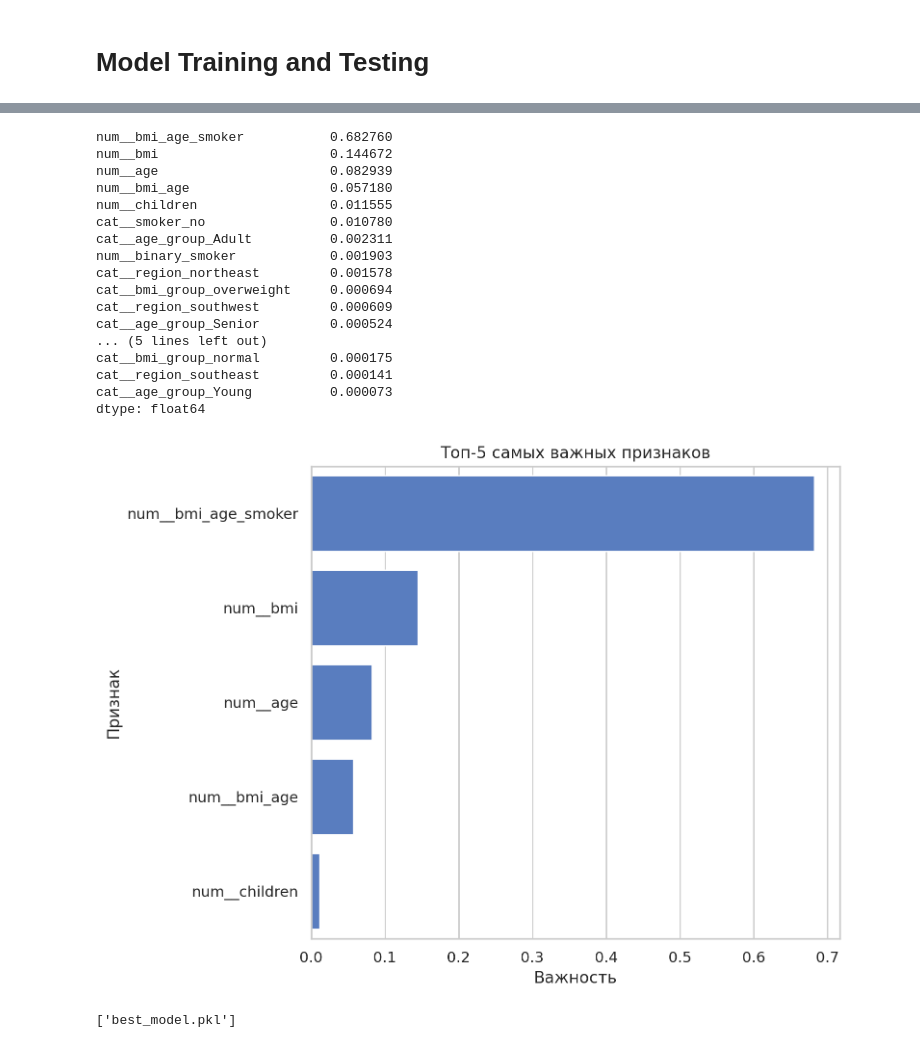
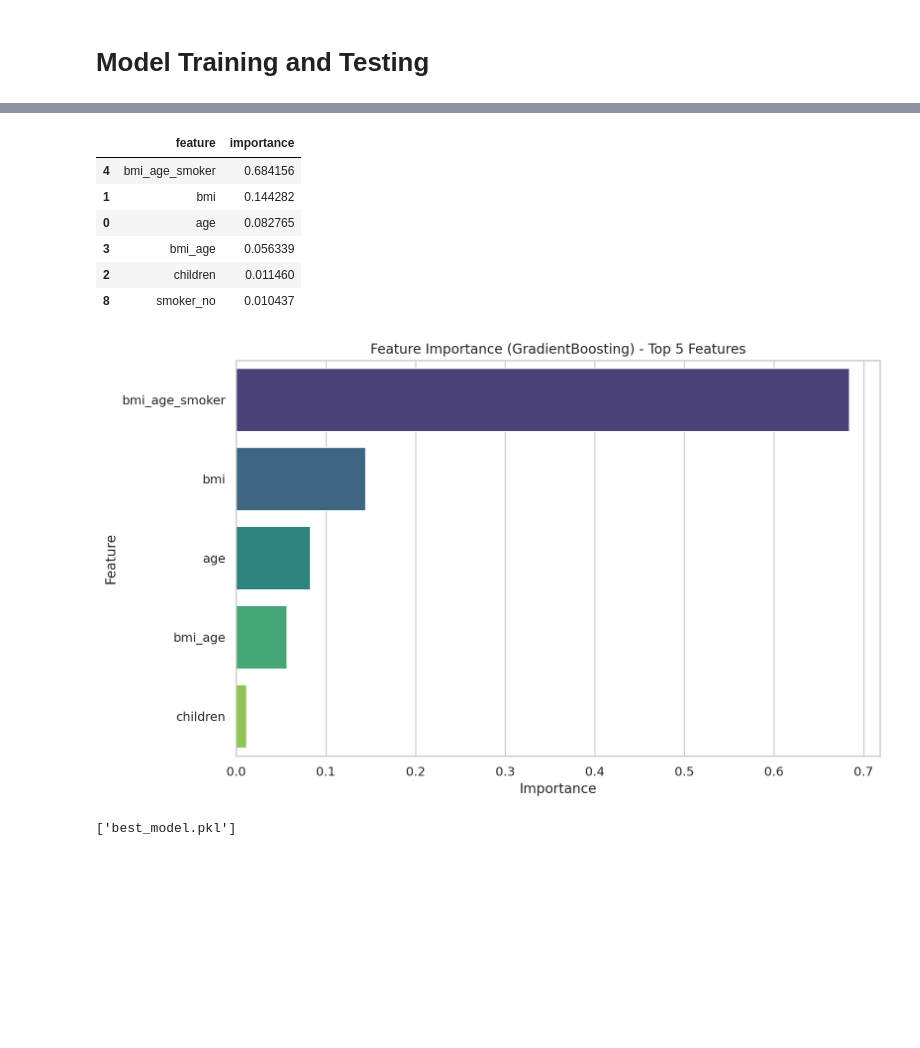
Before and after one commit to Galymzhan11/Forecasting-health-insurance, a Jupyter notebook: Insurance_charges_predict.ipynb, the cells around one changed output, grey strips where cells are left out. Cells and saved outputs as stored; diff of their text form; code cells hidden in the pictures; blank space fills up the shorter version.

```diff
--- a/Insurance_charges_predict.ipynb
+++ b/Insurance_charges_predict.ipynb
@@ -274,34 +274,44 @@ Hold‑out Metrics
-# %%
-feat_imp_filtered = feat_imp[feat_imp > 0]
-print(feat_imp_filtered)
-# %% [output]
-num__bmi_age_smoker           0.682760
-num__bmi                      0.144672
-num__age                      0.082939
-num__bmi_age                  0.057180
-num__children                 0.011555
-cat__smoker_no                0.010780
-cat__age_group_Adult          0.002311
-num__binary_smoker            0.001903
-cat__region_northeast         0.001578
-cat__bmi_group_overweight     0.000694
-cat__region_southwest         0.000609
-cat__age_group_Senior         0.000524
-... (5 lines left out)
-cat__bmi_group_normal         0.000175
-cat__region_southeast         0.000141
-cat__age_group_Young          0.000073
-dtype: float64
+# %%
+preprocessor = best_pipe.named_steps['preprocessor']
+model = best_pipe.named_steps['regressor']
+
+numeric_features = ['age', 'bmi', 'children', 'bmi_age', 'bmi_age_smoker', 'binary_smoker']
+categorical_features = ['sex', 'smoker', 'region', 'bmi_group', 'age_group']
+
+
+encoded_cat = preprocessor.named_transformers_['cat'].get_feature_names_out(categorical_features)
+
+feature_names = numeric_features + list(encoded_cat)
+
+importances = model.feature_importances_
+
+feat_imp = pd.DataFrame({
+    'feature': feature_names,
+    'importance': importances
+}).sort_values(by='importance', ascending=False)
+
+
+feat_imp = feat_imp[feat_imp['importance'] > 0.01]
+
+feat_imp
+# %% [output]
+|  | feature | importance |
+| 4 | bmi_age_smoker | 0.684156 |
+| 1 | bmi | 0.144282 |
+| 0 | age | 0.082765 |
+| 3 | bmi_age | 0.056339 |
+| 2 | children | 0.011460 |
+| 8 | smoker_no | 0.010437 |
 # %%
-plt.figure(figsize=(8, 6))
-sns.barplot(x=top_5_features.values, y=top_5_features.index)
-plt.title('Топ-5 самых важных признаков')
-plt.xlabel('Важность')
-plt.ylabel('Признак')
+plt.figure(figsize=(10, 6))
+sns.barplot(x=top_5_features.values, y=top_5_features.index, palette='viridis', hue=top_5_features.index, legend=False)
+plt.title('Feature Importance (GradientBoosting) - Top 5 Features')
+plt.xlabel('Importance')
+plt.ylabel('Feature')
 plt.tight_layout()
 plt.show()
 # %% [output]
-[figure, old version]
+[figure, new version]
 # %%
 import joblib
 joblib.dump(best_pipe, 'best_model.pkl')
```
Also changed, not shown: parts of 2 cells of this notebook.
